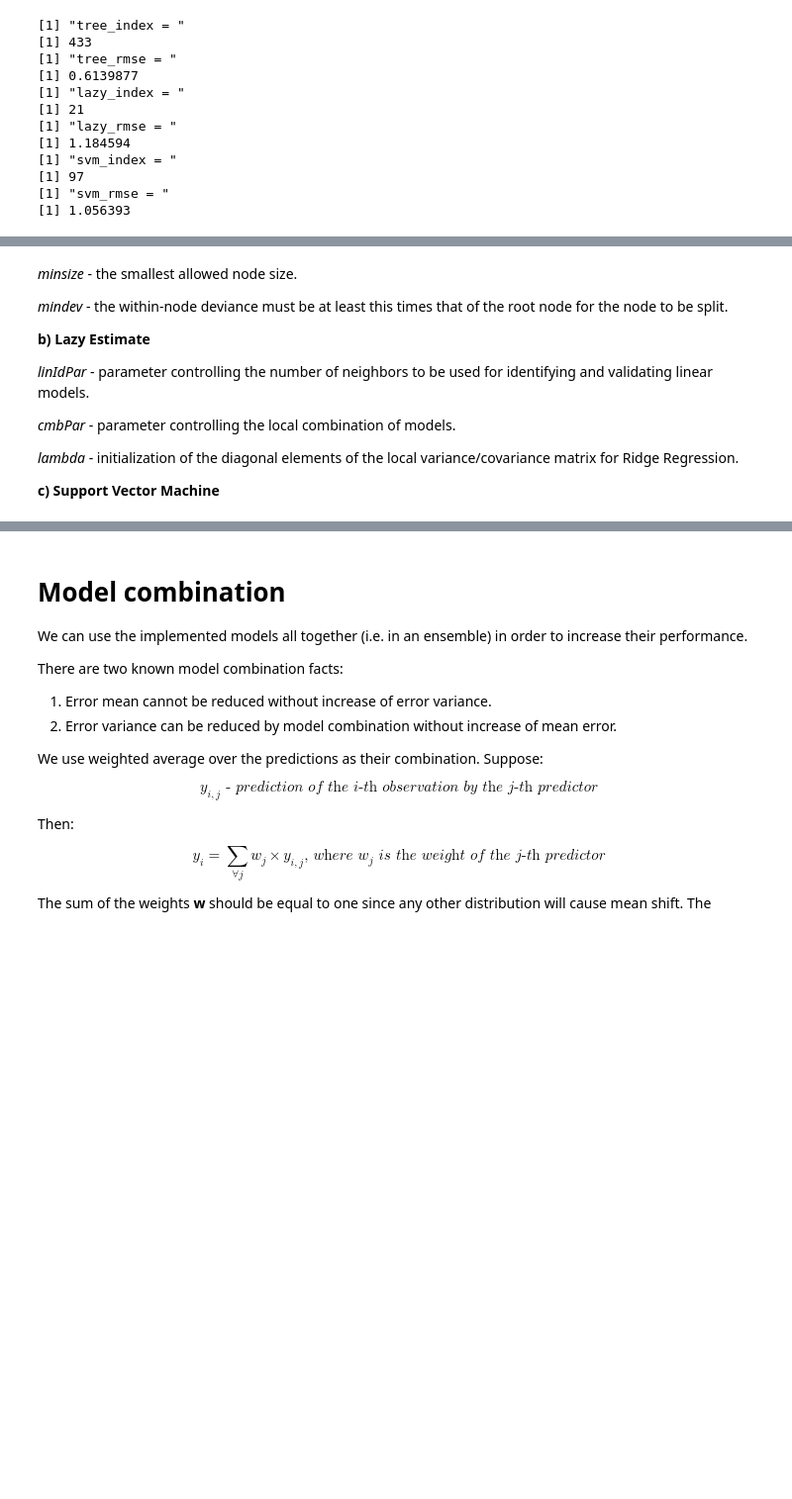
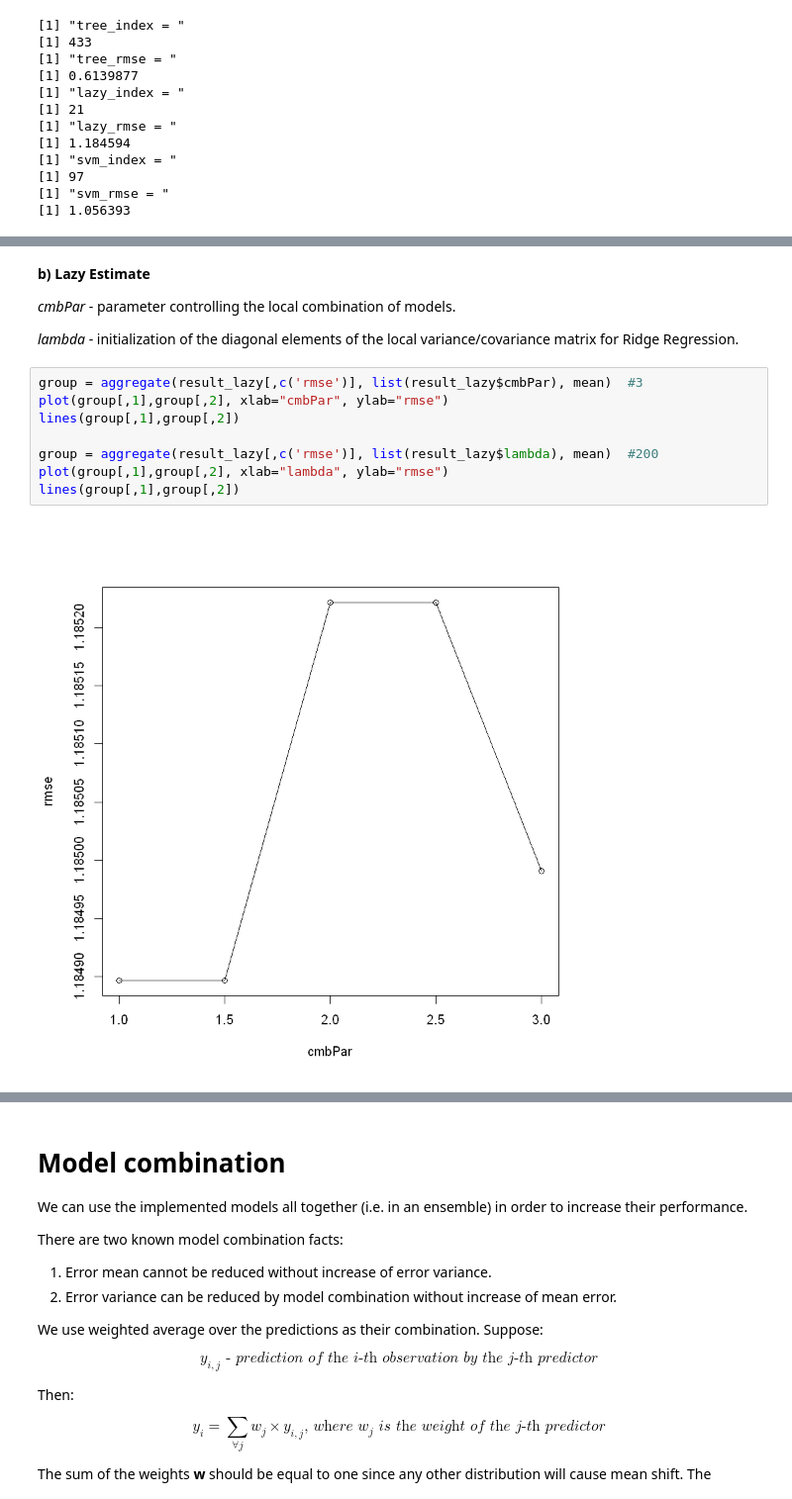
Before and after one commit to ElderMayday/kaggle, a Jupyter notebook: report/report.ipynb, the cells around one changed output, grey strips where cells are left out. Shown at 99% size. Saved outputs shown, nothing was run; the diff lists cells and outputs as text; blank space fills up the shorter version.

```diff
--- a/report/report.ipynb
+++ b/report/report.ipynb
@@ -283,18 +301,17 @@ ERROR: Error in aggregate(result_tree[, c("rmse")], list(result_tree$mincut), :
 # %% [markdown]
-*minsize* - the smallest allowed node size.
-
-*mindev* - the within-node deviance must be at least this times that of the root node for the
-node to be split.
-
-
 **b) Lazy Estimate**
-
-*linIdPar* - parameter controlling the number of neighbors to be used for identifying and
-validating linear models.
 
 *cmbPar* - parameter controlling the local combination of models.
 
 *lambda* - initialization of the diagonal elements of the local variance/covariance matrix
 for Ridge Regression.
-
-**c) Support Vector Machine**
+# %%
+group = aggregate(result_lazy[,c('rmse')], list(result_lazy$cmbPar), mean)  #3
+plot(group[,1],group[,2], xlab="cmbPar", ylab="rmse")
+lines(group[,1],group[,2])
+
+group = aggregate(result_lazy[,c('rmse')], list(result_lazy$lambda), mean)  #200
+plot(group[,1],group[,2], xlab="lambda", ylab="rmse")
+lines(group[,1],group[,2])
+# %% [output]
+[figure, added]
```
Also changed, not shown: parts of 7 cells of this notebook.
